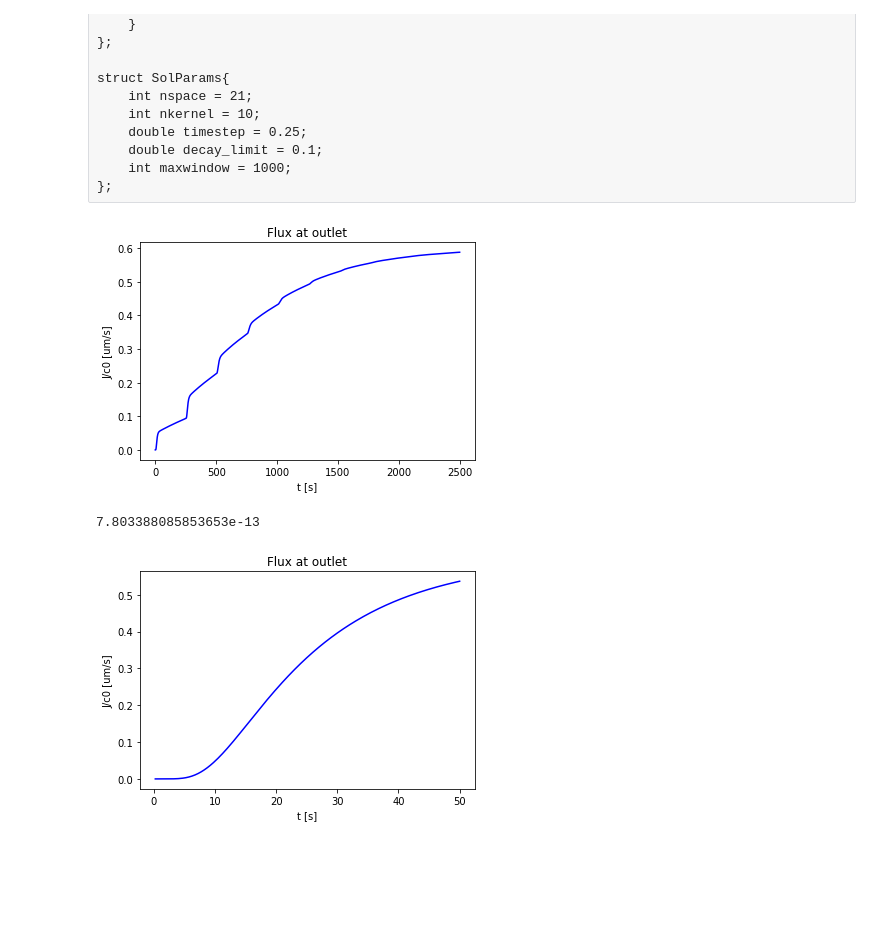
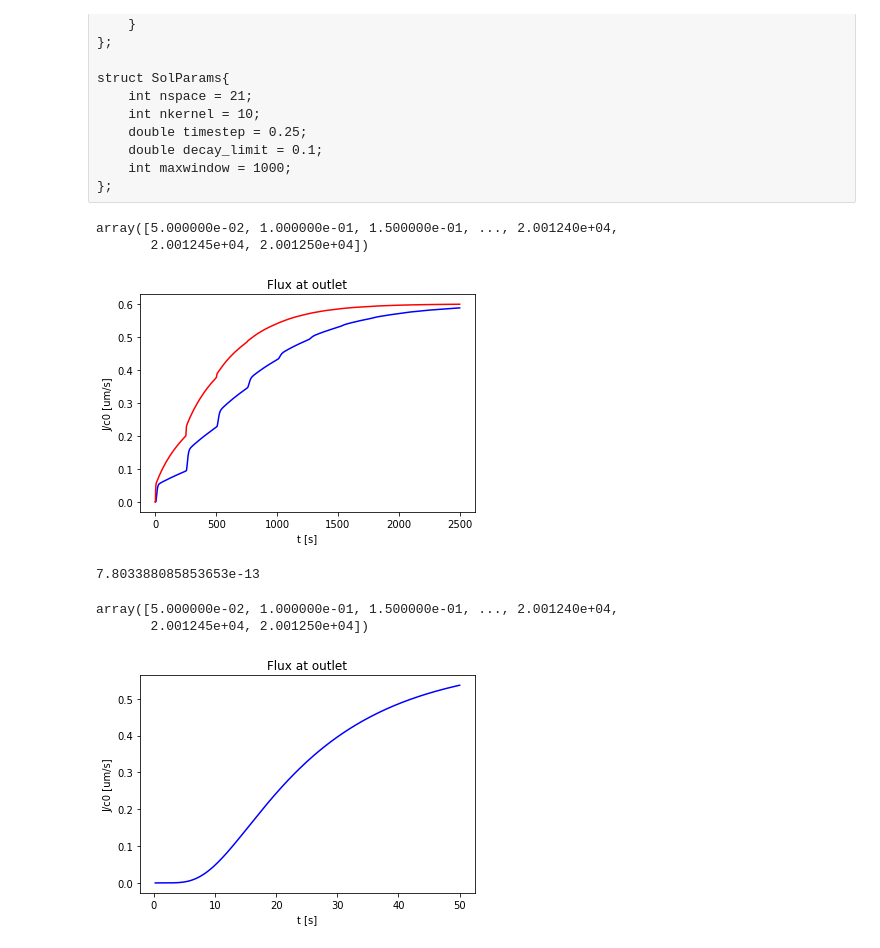
Before and after one commit to DFNaiff/DuplexDiffusion, a Jupyter notebook: notebooks/processing.ipynb, the cells around one changed output. Saved outputs shown, nothing was run; the diff lists cells and outputs as text; code cells hidden in the pictures; blank space fills up the shorter version.

```diff
--- a/notebooks/processing.ipynb
+++ b/notebooks/processing.ipynb
@@ -39,23 +39,36 @@ nkernel = 10; #Number of kernel expansions
 timestep = 0.25; #s
 decay_limit = 0.1; #Limite of kernel decay
 maxwindow = 1000;
+
+dx = L/(nspace-1)
 # %%
 res = np.loadtxt("../data/result_realistic")
 res_clean = np.loadtxt("../data/result_realistic_clean")
+res_detailed = np.loadtxt("../data/result_realistic_detailed")
 # %%
-def make_time_space(res):
+def make_time_space(res, timestep):
     t = np.arange(res.shape[0])*timestep + timestep;
     x = np.linspace(0, L, res.shape[1]);
     return t, x
+t, x = make_time_space(res, timestep);
+t_clean, x_clean = make_time_space(res_clean, timestep);
+t_detailed, c_detailed = make_time_space(res_detailed, timestep/5);
+# %%
+t_detailed
+# %% [output]
+array([5.000000e-02, 1.000000e-01, 1.500000e-01, ..., 2.001240e+04,
+       2.001245e+04, 2.001250e+04])
 # %%
+%matplotlib inline
 iscale = 10000
 plt.plot(t[:iscale], D*res[:iscale, -2]/dx, color='blue')
+plt.plot(t_detailed[:5*iscale], D*res_detailed[:5*iscale, -2]/dx, color='red')
 plt.ylabel("J/c0 [um/s]")
 plt.xlabel("t [s]")
 plt.title("Flux at outlet")
 plt.savefig("../tex/figs/flux")
 # %% [output]
-[figure, old version]
+[figure, new version]
 # %%
 #np.log(16)/3*l**2/(np.pi**2*ti)
 ti = 1200
@@ -63,4 +76,9 @@ De = np.log(16)/3*L**2/(np.pi**2*ti)
 De*1e-12
 # %% [output]
 7.803388085853653e-13
+# %%
+t_detailed
+# %% [output]
+array([5.000000e-02, 1.000000e-01, 1.500000e-01, ..., 2.001240e+04,
+       2.001245e+04, 2.001250e+04])
 # %%
```
Also changed, not shown: parts of 1 cell of this notebook, 8 other files.
